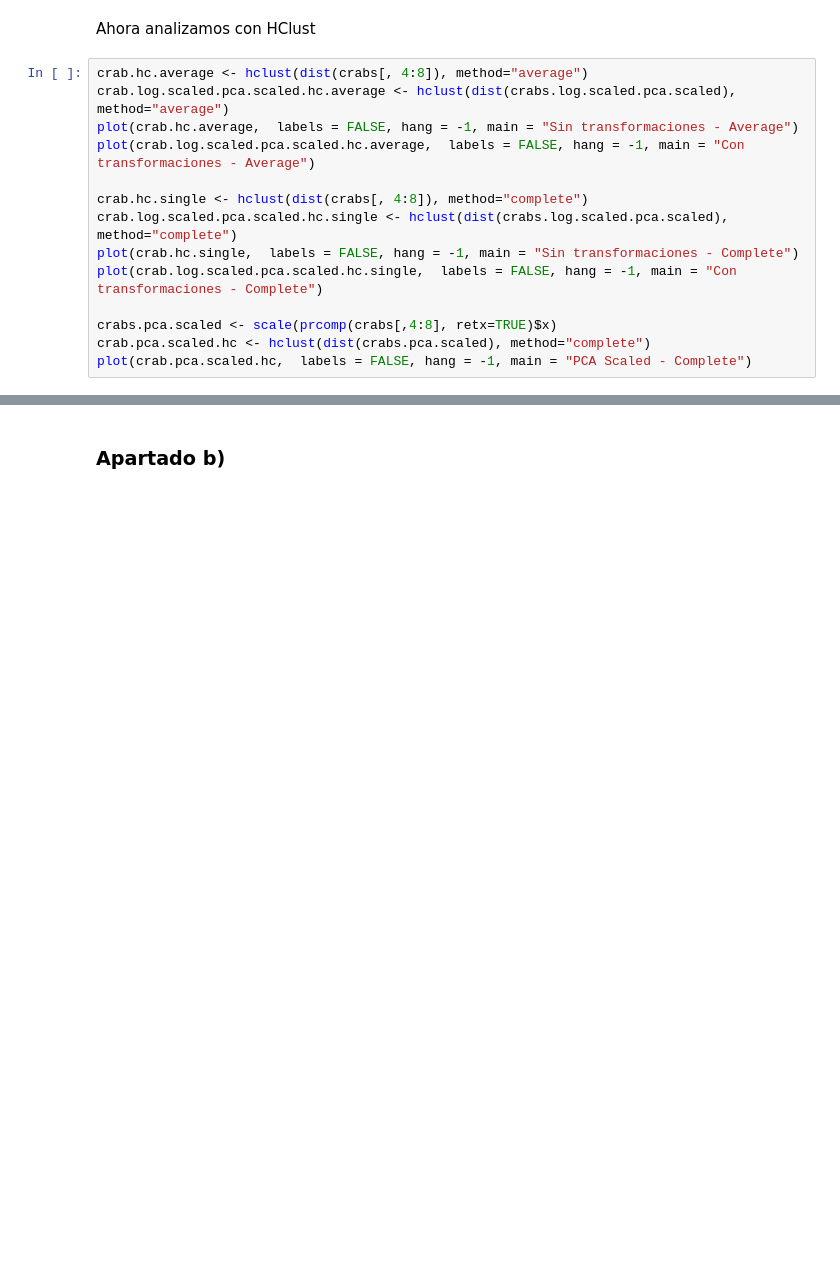
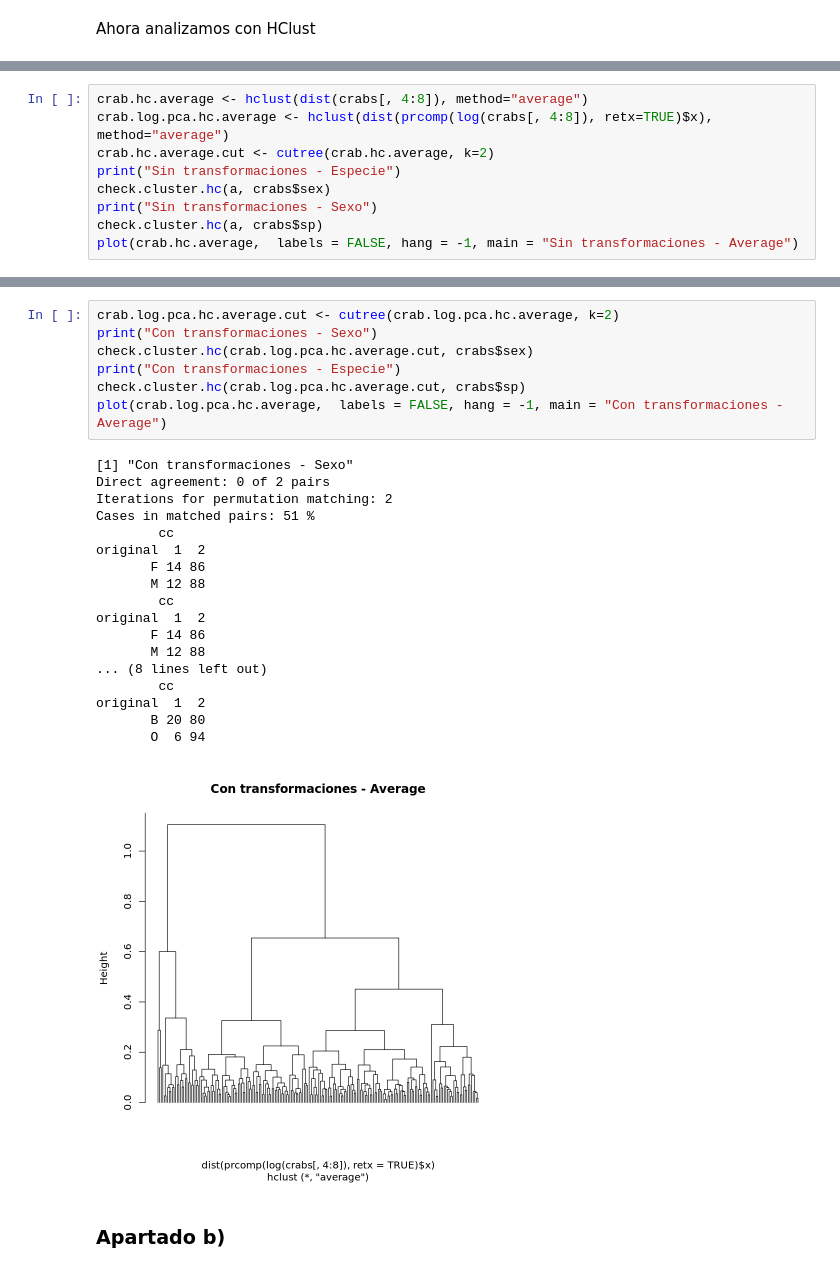
Before and after one commit to natimellino/mineria-de-datos, a Jupyter notebook: TP3.ipynb, the cells around one changed output, grey strips where cells are left out. Drawn from its saved outputs; the diff is of its cells as text; blank space fills up the shorter version.

```diff
--- a/TP3.ipynb
+++ b/TP3.ipynb
@@ -142,17 +142,3 @@ original  1  2
 - Por otro lado, en la mayoría de las corridas para `crab.log.scaled.pca.scaled.km` (que es donde se empieza a ver una mejora), observamos que alcanza una performance por arriba del 90% pero sólo para una de las clases, el sexo. Esto nos indica que el algoritmo aplicado al dataset separa mejor esta clase que la clase 'especie'.
 # %% [markdown]
 Ahora analizamos con HClust
-# %%
-crab.hc.average <- hclust(dist(crabs[, 4:8]), method="average")
-crab.log.scaled.pca.scaled.hc.average <- hclust(dist(crabs.log.scaled.pca.scaled), method="average")
-plot(crab.hc.average,  labels = FALSE, hang = -1, main = "Sin transformaciones - Average")
-plot(crab.log.scaled.pca.scaled.hc.average,  labels = FALSE, hang = -1, main = "Con transformaciones - Average")
-
-crab.hc.single <- hclust(dist(crabs[, 4:8]), method="complete")
-crab.log.scaled.pca.scaled.hc.single <- hclust(dist(crabs.log.scaled.pca.scaled), method="complete")
-plot(crab.hc.single,  labels = FALSE, hang = -1, main = "Sin transformaciones - Complete")
-plot(crab.log.scaled.pca.scaled.hc.single,  labels = FALSE, hang = -1, main = "Con transformaciones - Complete")
-
-crabs.pca.scaled <- scale(prcomp(crabs[,4:8], retx=TRUE)$x)
-crab.pca.scaled.hc <- hclust(dist(crabs.pca.scaled), method="complete")
-plot(crab.pca.scaled.hc,  labels = FALSE, hang = -1, main = "PCA Scaled - Complete")
@@ -164,0 +152,9 @@ plot(crab.pca.scaled.hc,  labels = FALSE, hang = -1, main = "PCA Scaled - Comple
+# %%
+crab.hc.average <- hclust(dist(crabs[, 4:8]), method="average")
+crab.log.pca.hc.average <- hclust(dist(prcomp(log(crabs[, 4:8]), retx=TRUE)$x), method="average")
+crab.hc.average.cut <- cutree(crab.hc.average, k=2)
+print("Sin transformaciones - Especie")
+check.cluster.hc(a, crabs$sex)
+print("Sin transformaciones - Sexo")
+check.cluster.hc(a, crabs$sp)
+plot(crab.hc.average,  labels = FALSE, hang = -1, main = "Sin transformaciones - Average")
@@ -165,3 +180,29 @@ plot(crab.pca.scaled.hc,  labels = FALSE, hang = -1, main = "PCA Scaled - Comple
+# %%
+crab.log.pca.hc.average.cut <- cutree(crab.log.pca.hc.average, k=2)
+print("Con transformaciones - Sexo")
+check.cluster.hc(crab.log.pca.hc.average.cut, crabs$sex)
+print("Con transformaciones - Especie")
+check.cluster.hc(crab.log.pca.hc.average.cut, crabs$sp)
+plot(crab.log.pca.hc.average,  labels = FALSE, hang = -1, main = "Con transformaciones - Average")
+# %% [output]
+[1] "Con transformaciones - Sexo"
+Direct agreement: 0 of 2 pairs
+Iterations for permutation matching: 2
+Cases in matched pairs: 51 %
+        cc
+original  1  2
+       F 14 86
+       M 12 88
+        cc
+original  1  2
+       F 14 86
+       M 12 88
+... (8 lines left out)
+        cc
+original  1  2
+       B 20 80
+       O  6 94
+[figure, added]
 # %% [markdown]
 ### Apartado b)
 # %%
```
Also changed, not shown: parts of 40 cells of this notebook.
